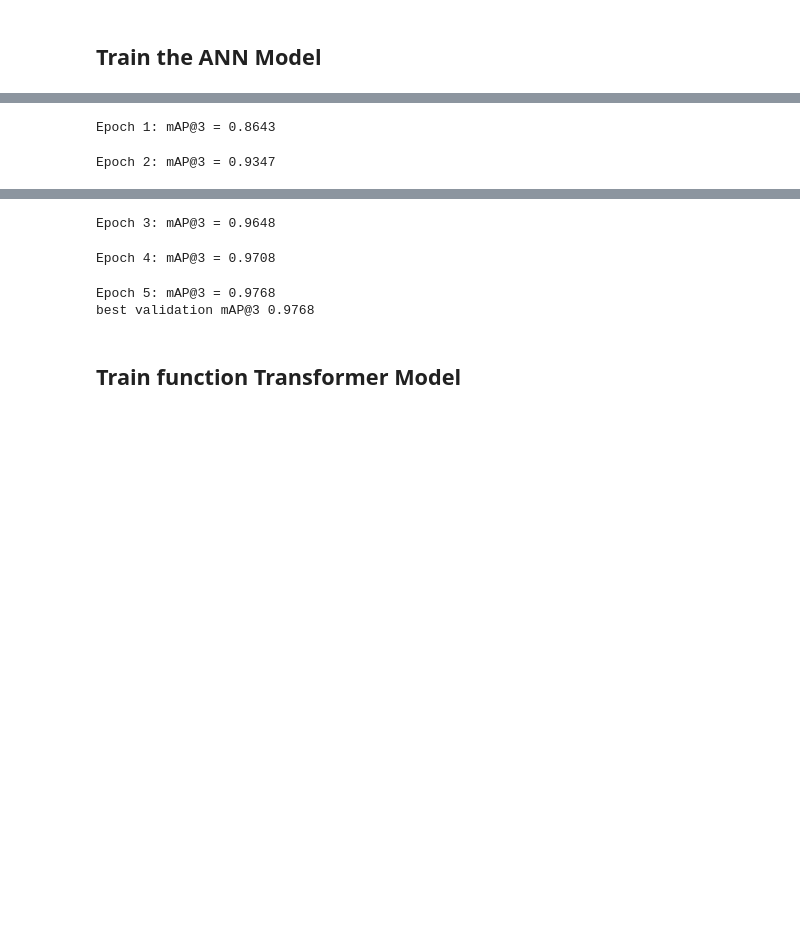
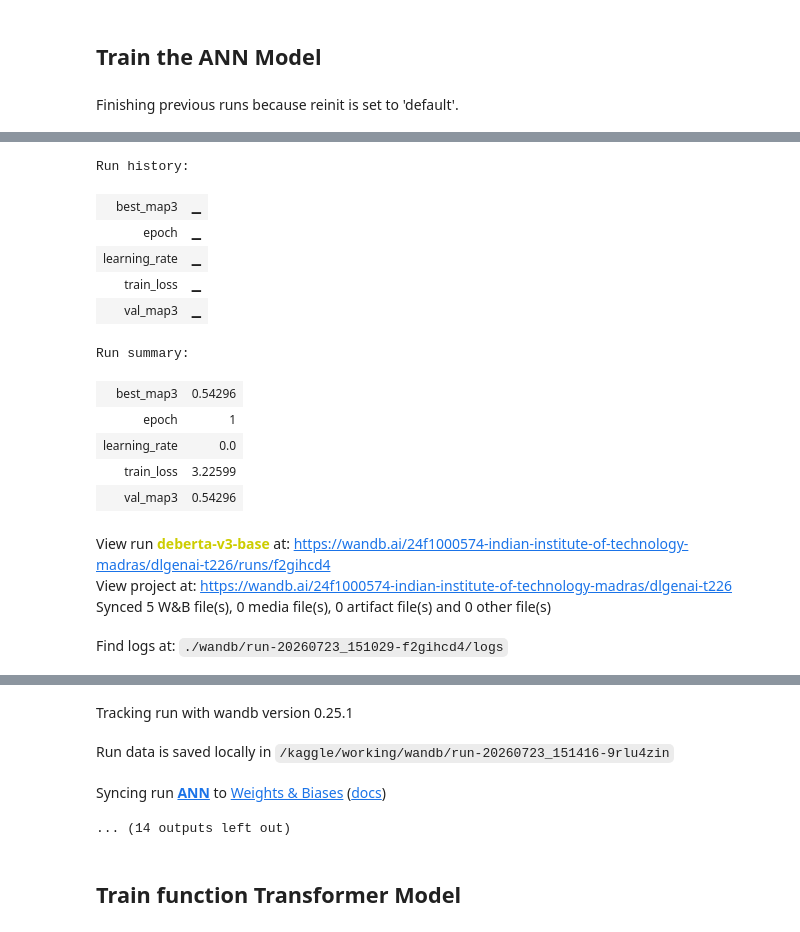
Before and after one commit to 24f1000574/dl-genai_smart-mcq-solver, a Jupyter notebook: quiz.ipynb, the cells around one changed output, grey strips where cells are left out. Saved outputs shown, nothing was run; the diff lists cells and outputs as text; code cells hidden in the pictures; blank space fills up the shorter version.

```diff
--- a/quiz.ipynb
+++ b/quiz.ipynb
@@ -1058,7 +1086,8 @@ best_scratch_map3 = 0.0
 
 ##wandb
 wandb.init(
-    project="smart-mcq-solver",
+    entity="24f1000574-indian-institute-of-technology-madras",
+    project="dlgenai-t226",
     name="ANN",
     config={
         "epochs": ANN_EPOCHS,
@@ -1150,3 +1179,4 @@ print(f"best validation mAP@3 {best_scratch_map3:.4f}")
 
 wandb.finish()
 # %% [output]
+Finishing previous runs because reinit is set to 'default'.
@@ -1153,2 +1184,16 @@ wandb.finish()
-Epoch 1: mAP@3 = 0.8643
+Run history:
+| best_map3 | ▁ |
+| epoch | ▁ |
+| learning_rate | ▁ |
+| train_loss | ▁ |
+| val_map3 | ▁ |
-Epoch 2: mAP@3 = 0.9347
+Run summary:
+| best_map3 | 0.54296 |
+| epoch | 1 |
+| learning_rate | 0.0 |
+| train_loss | 3.22599 |
+| val_map3 | 0.54296 |
+View run deberta-v3-base at: https://wandb.ai/24f1000574-indian-institute-of-technology-madras/dlgenai-t226/runs/f2gihcd4
+View project at: https://wandb.ai/24f1000574-indian-institute-of-technology-madras/dlgenai-t226
+Synced 5 W&B file(s), 0 media file(s), 0 artifact file(s) and 0 other file(s)
+Find logs at: ./wandb/run-20260723_151029-f2gihcd4/logs
@@ -1155,7 +1201,7 @@ Epoch 2: mAP@3 = 0.9347
+Tracking run with wandb version 0.25.1
+Run data is saved locally in /kaggle/working/wandb/run-20260723_151416-9rlu4zin
+Syncing run ANN to Weights & Biases (docs)
-Epoch 3: mAP@3 = 0.9648
+... (14 outputs left out)
-Epoch 4: mAP@3 = 0.9708
-Epoch 5: mAP@3 = 0.9768
-best validation mAP@3 0.9768
 # %% [markdown]
 ## Train function Transformer Model
 # %%
```
Also changed, not shown: parts of 17 cells of this notebook.
